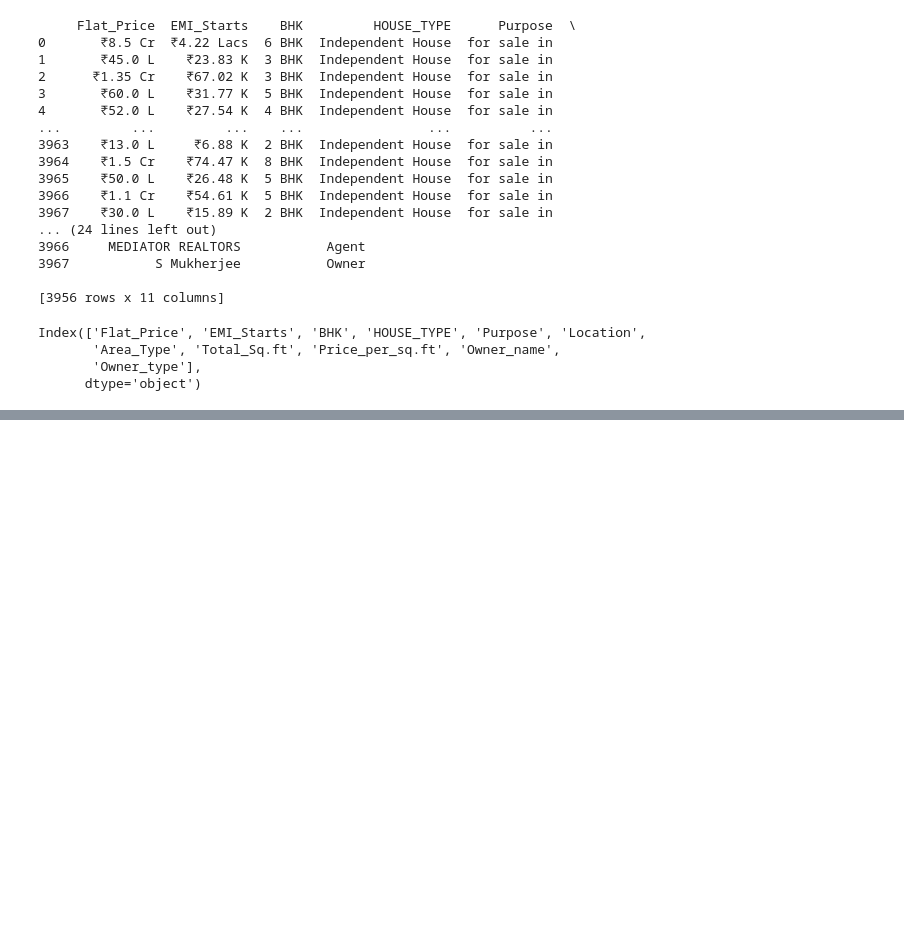
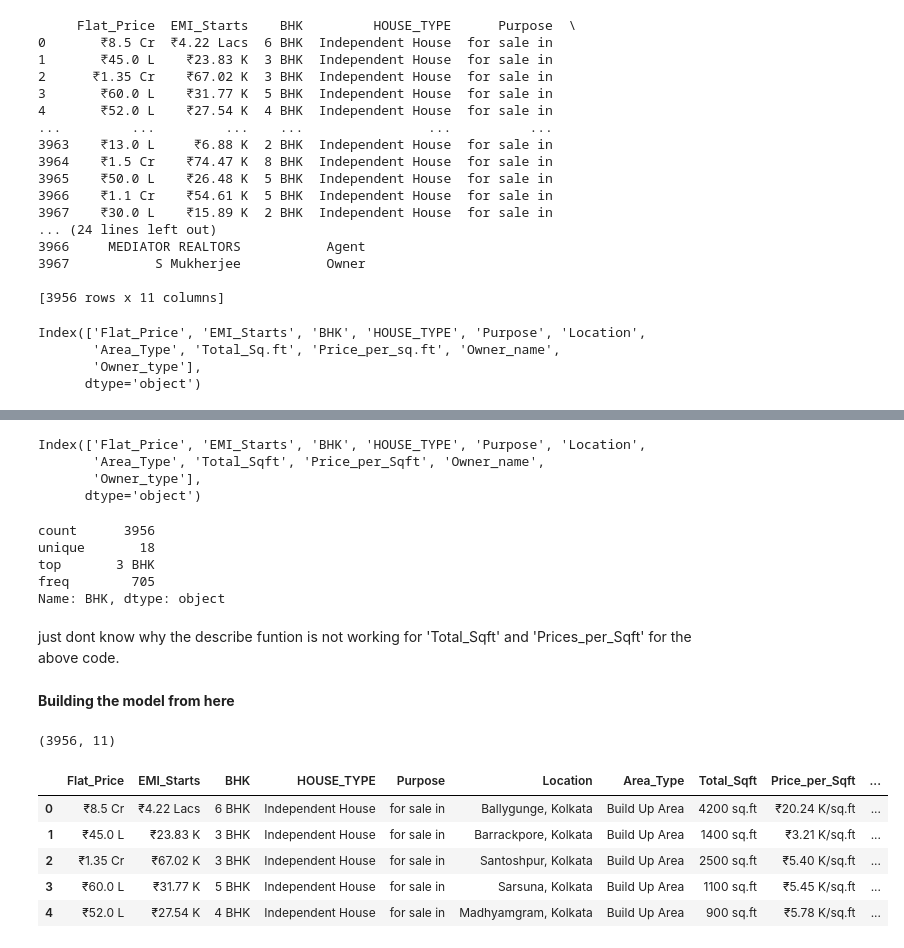
Before and after one commit to mainackdasgupta/ML-Project, a Jupyter notebook: Kolkata_Home_Price_Prediction.ipynb, the cells around one changed output, grey strips where cells are left out. Saved outputs shown, nothing was run; the diff lists cells and outputs as text; code cells hidden in the pictures; blank space fills up the shorter version.

Commit message:
updated model

```diff
--- a/Kolkata_Home_Price_Prediction.ipynb
+++ b/Kolkata_Home_Price_Prediction.ipynb
@@ -165,0 +148,34 @@ print(df2)
+# %%
+df2.columns.values[7] = 'Total_Sqft'
+df2.columns.values[8] = 'Price_per_Sqft'
+df2.columns
+# %% [output]
+Index(['Flat_Price', 'EMI_Starts', 'BHK', 'HOUSE_TYPE', 'Purpose', 'Location',
+       'Area_Type', 'Total_Sqft', 'Price_per_Sqft', 'Owner_name',
+       'Owner_type'],
+      dtype='object')
+# %%
+df2.BHK.describe()
+# %% [output]
+count      3956
+unique       18
+top       3 BHK
+freq        705
+Name: BHK, dtype: object
+# %% [markdown]
+just dont know why the describe funtion is not working for 'Total_Sqft' and 'Prices_per_Sqft' for the above code.
+# %% [markdown]
+**Building the model from here**
+# %%
+df2.shape
+# %% [output]
+(3956, 11)
+# %%
+df2.head()
+# %% [output]
+|  | Flat_Price | EMI_Starts | BHK | HOUSE_TYPE | Purpose | Location | Area_Type | Total_Sqft | Price_per_Sqft | ... |
+| 0 | ₹8.5 Cr | ₹4.22 Lacs | 6 BHK | Independent House | for sale in | Ballygunge, Kolkata | Build Up Area | 4200 sq.ft | ₹20.24 K/sq.ft | ... |
+| 1 | ₹45.0 L | ₹23.83 K | 3 BHK | Independent House | for sale in | Barrackpore, Kolkata | Build Up Area | 1400 sq.ft | ₹3.21 K/sq.ft | ... |
+| 2 | ₹1.35 Cr | ₹67.02 K | 3 BHK | Independent House | for sale in | Santoshpur, Kolkata | Build Up Area | 2500 sq.ft | ₹5.40 K/sq.ft | ... |
+| 3 | ₹60.0 L | ₹31.77 K | 5 BHK | Independent House | for sale in | Sarsuna, Kolkata | Build Up Area | 1100 sq.ft | ₹5.45 K/sq.ft | ... |
+| 4 | ₹52.0 L | ₹27.54 K | 4 BHK | Independent House | for sale in | Madhyamgram, Kolkata | Build Up Area | 900 sq.ft | ₹5.78 K/sq.ft | ... |
```
Also changed, not shown: parts of 7 cells of this notebook.
